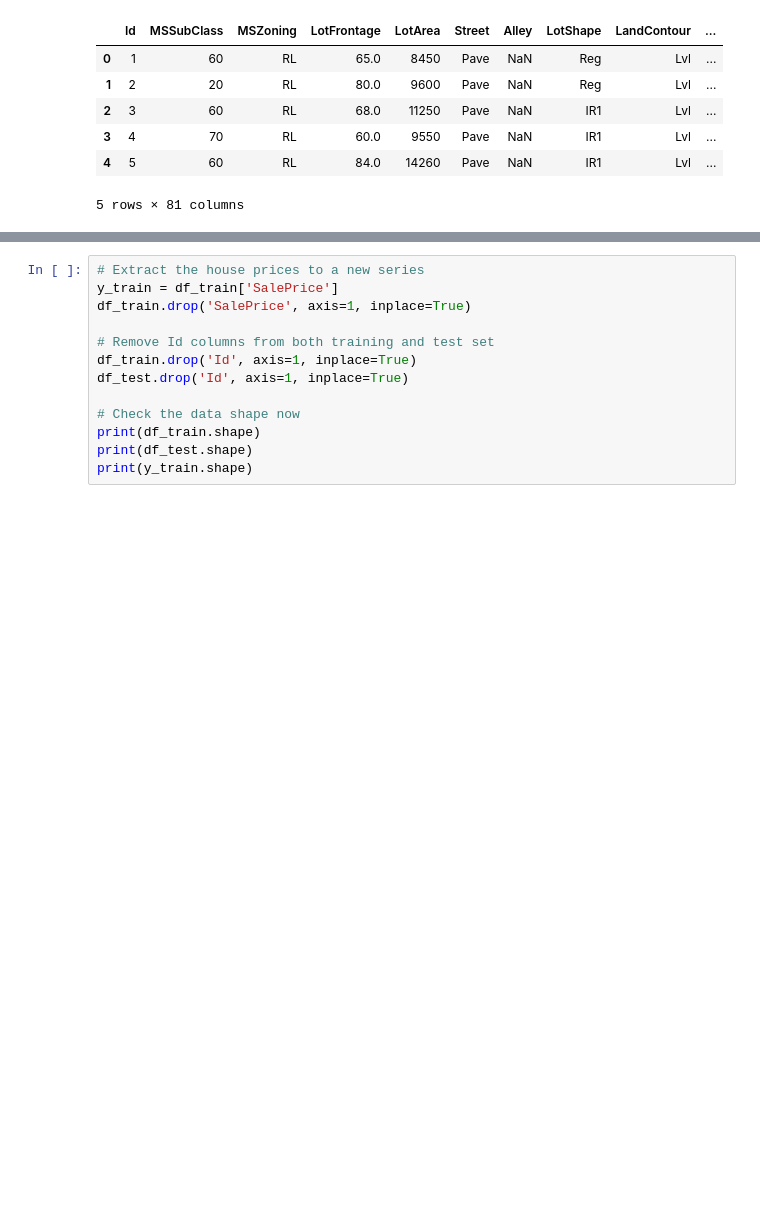
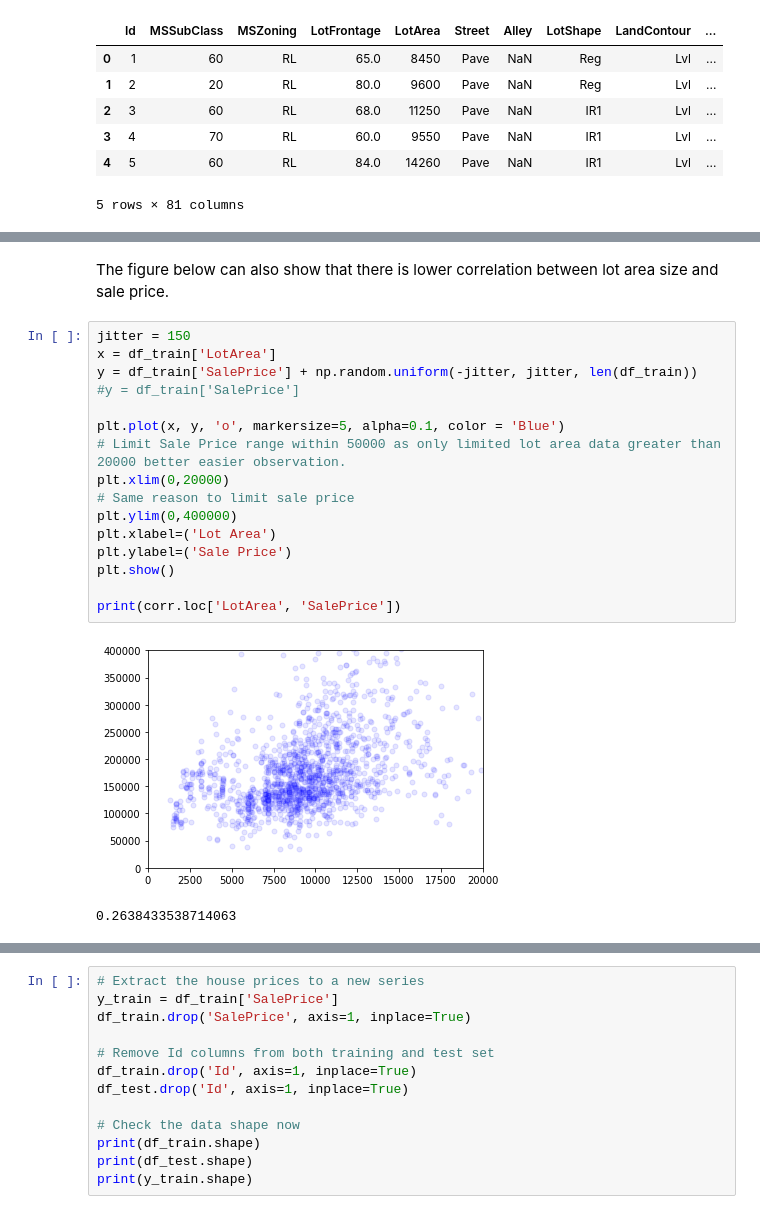
Before and after one commit to gtset164/Kaggle_HousePrices, a Jupyter notebook: house price.ipynb, the cells around one changed output, grey strips where cells are left out. Cells and saved outputs as stored; diff of their text form; blank space fills up the shorter version.

```diff
--- a/house price.ipynb
+++ b/house price.ipynb
@@ -104,0 +139,22 @@ df_train.head()
+# %% [markdown]
+
+The figure below can also show that there is lower correlation between lot area size and sale price.
+# %%
+jitter = 150
+x = df_train['LotArea']
+y = df_train['SalePrice'] + np.random.uniform(-jitter, jitter, len(df_train))
+#y = df_train['SalePrice']
+
+plt.plot(x, y, 'o', markersize=5, alpha=0.1, color = 'Blue')
+# Limit Sale Price range within 50000 as only limited lot area data greater than 20000 better easier observation.
+plt.xlim(0,20000)
+# Same reason to limit sale price
+plt.ylim(0,400000)
+plt.xlabel=('Lot Area')
+plt.ylabel=('Sale Price')
+plt.show()
+
+print(corr.loc['LotArea', 'SalePrice'])
+# %% [output]
+[figure, added]
+0.2638433538714063
```
Also changed, not shown: parts of 42 cells of this notebook, 1 other file.
